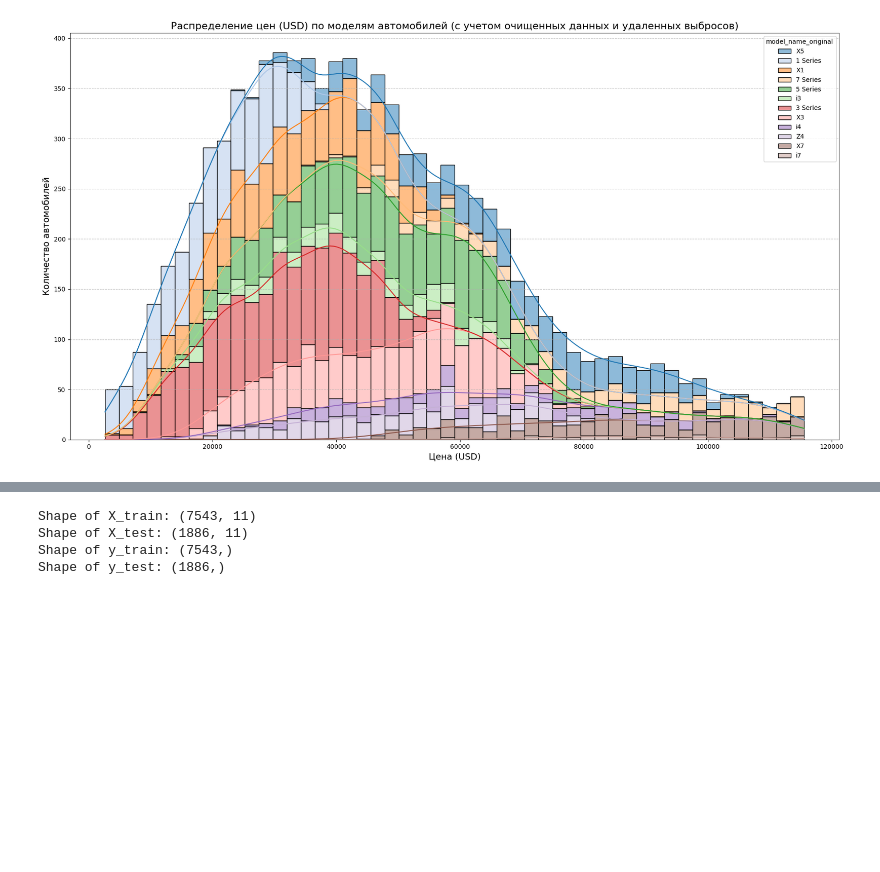
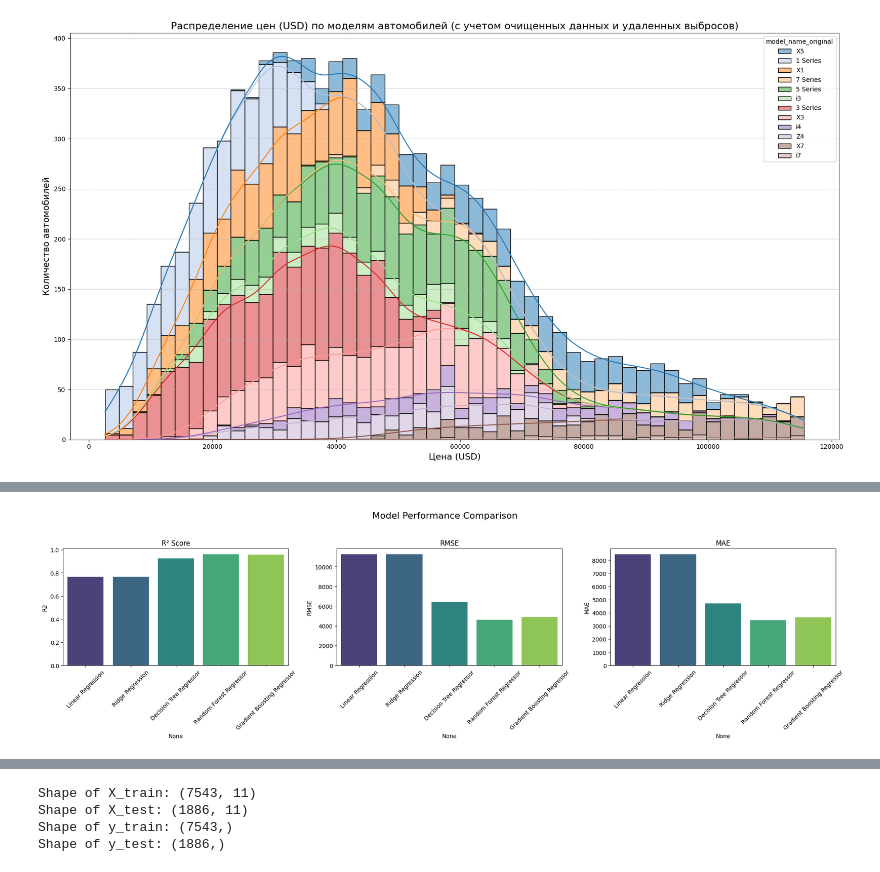
Before and after one commit to dezurnyjkipia4/DataScince, a Jupyter notebook: hw5/main.ipynb, the cells around one changed output, grey strips where cells are left out. Cells and saved outputs as stored; diff of their text form; code cells hidden in the pictures; blank space fills up the shorter version.

```diff
--- a/hw5/main.ipynb
+++ b/hw5/main.ipynb
@@ -308,0 +219,87 @@ print(f"\nOverall best performing model (based on highest R²): {best_r2_model}"
+# %%
+from sklearn.model_selection import train_test_split
+from sklearn.linear_model import LinearRegression, Ridge
+from sklearn.tree import DecisionTreeRegressor
+from sklearn.ensemble import RandomForestRegressor, GradientBoostingRegressor
+from sklearn.metrics import r2_score, mean_squared_error, mean_absolute_error
+import pandas as pd
+import numpy as np
+import matplotlib.pyplot as plt
+import seaborn as sns
+
+# Data Preparation
+# Define features (X) and target (y)
+X = df_no_outliers.drop('price_usd', axis=1)
+y = df_no_outliers['price_usd']
+
+# Split data into training and testing sets
+X_train, X_test, y_train, y_test = train_test_split(X, y, test_size=0.2, random_state=42)
+
+print(f"Shape of X_train: {X_train.shape}")
+print(f"Shape of X_test: {X_test.shape}")
+print(f"Shape of y_train: {y_train.shape}")
+print(f"Shape of y_test: {y_test.shape}\n")
+
+
+# Model Training and Evaluation
+models = {
+    'Linear Regression': LinearRegression(),
+    'Ridge Regression': Ridge(random_state=42),
+    'Decision Tree Regressor': DecisionTreeRegressor(random_state=42),
+    'Random Forest Regressor': RandomForestRegressor(random_state=42),
+    'Gradient Boosting Regressor': GradientBoostingRegressor(random_state=42)
+}
+
+results = {}
+
+for name, model in models.items():
+    print(f"Training {name}...")
+    model.fit(X_train, y_train)
+    y_pred = model.predict(X_test)
+
+    r2 = r2_score(y_test, y_pred)
+    rmse = np.sqrt(mean_squared_error(y_test, y_pred))
+    mae = mean_absolute_error(y_test, y_pred)
+
+    results[name] = {'R2': r2, 'RMSE': rmse, 'MAE': mae}
+    print(f"{name} - R2: {r2:.4f}, RMSE: {rmse:.2f}, MAE: {mae:.2f}\n")
+
+# Model Comparison and Visualization
+results_df = pd.DataFrame(results).T
+print("Model Evaluation Results:\n")
+print(results_df)
+
+# Plotting the results
+fig, axes = plt.subplots(1, 3, figsize=(20, 6))
+fig.suptitle('Model Performance Comparison', fontsize=16)
+
+# R2 Score
+sns.barplot(x=results_df.index, y='R2', data=results_df, ax=axes[0], palette='viridis')
+axes[0].set_title('R² Score')
+axes[0].tick_params(axis='x', rotation=45)
+
+# RMSE
+sns.barplot(x=results_df.index, y='RMSE', data=results_df, ax=axes[1], palette='viridis')
+axes[1].set_title('RMSE')
+axes[1].tick_params(axis='x', rotation=45)
+
+# MAE
+sns.barplot(x=results_df.index, y='MAE', data=results_df, ax=axes[2], palette='viridis')
+axes[2].set_title('MAE')
+axes[2].tick_params(axis='x', rotation=45)
+
+plt.tight_layout(rect=[0, 0.03, 1, 0.95])
+plt.show()
+
+# Identify the best performing model
+best_r2_model = results_df['R2'].idxmax()
+best_rmse_model = results_df['RMSE'].idxmin()
+best_mae_model = results_df['MAE'].idxmin()
+
+print(f"\nBest model based on R² score: {best_r2_model} (R²: {results_df.loc[best_r2_model, 'R2']:.4f})")
+print(f"Best model based on RMSE: {best_rmse_model} (RMSE: {results_df.loc[best_rmse_model, 'RMSE']:.2f})")
+print(f"Best model based on MAE: {best_mae_model} (MAE: {results_df.loc[best_mae_model, 'MAE']:.2f})")
+
+# Determine overall best model (often a balance, but for simplicity, we can look at R2)
+print(f"\nOverall best performing model (based on highest R²): {best_r2_model}")
+# %% [output]
@@ -308,0 +334 @@ print(f"\nOverall best performing model (based on highest R²): {best_r2_model}"
+[figure, added]
```
Also changed, not shown: parts of 2 cells of this notebook.
